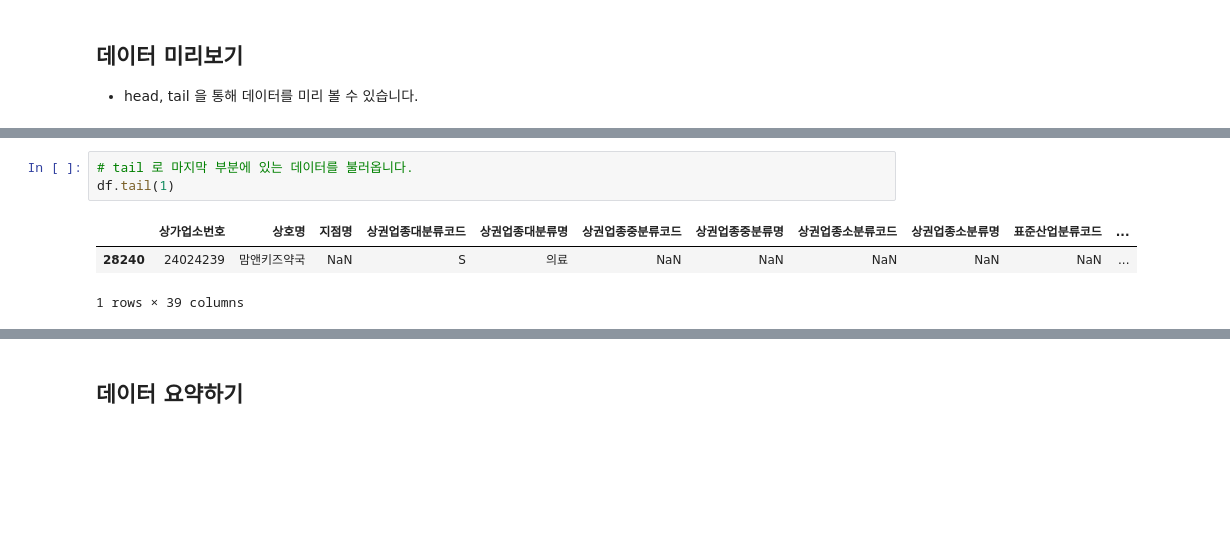
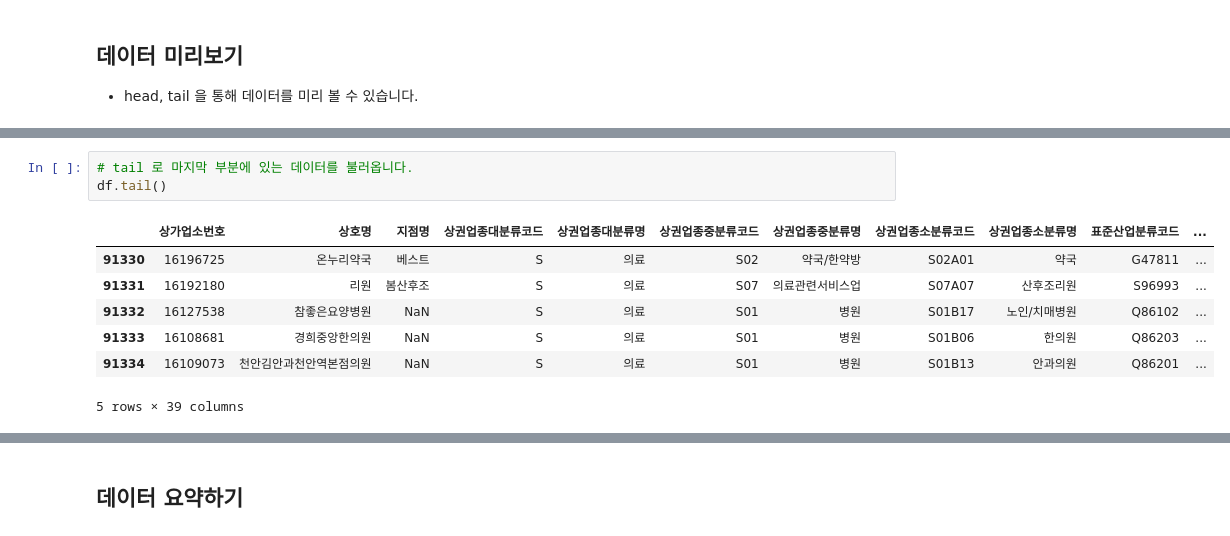
Before and after one commit to kinwa5/-9-16, a Jupyter notebook: open-data-analysis-input.ipynb, the cells around one changed output, grey strips where cells are left out. Cells and saved outputs as stored; diff of their text form; blank space fills up the shorter version.

```diff
--- a/open-data-analysis-input.ipynb
+++ b/open-data-analysis-input.ipynb
@@ -63,10 +63,14 @@ df.head()
 # %%
 # tail 로 마지막 부분에 있는 데이터를 불러옵니다.
-df.tail(1)
+df.tail()
 # %% [output]
 |  | 상가업소번호 | 상호명 | 지점명 | 상권업종대분류코드 | 상권업종대분류명 | 상권업종중분류코드 | 상권업종중분류명 | 상권업종소분류코드 | 상권업종소분류명 | 표준산업분류코드 | ... |
-| 28240 | 24024239 | 맘앤키즈약국 | NaN | S | 의료 | NaN | NaN | NaN | NaN | NaN | ... |
+| 91330 | 16196725 | 온누리약국 | 베스트 | S | 의료 | S02 | 약국/한약방 | S02A01 | 약국 | G47811 | ... |
+| 91331 | 16192180 | 리원 | 봄산후조 | S | 의료 | S07 | 의료관련서비스업 | S07A07 | 산후조리원 | S96993 | ... |
+| 91332 | 16127538 | 참좋은요양병원 | NaN | S | 의료 | S01 | 병원 | S01B17 | 노인/치매병원 | Q86102 | ... |
+| 91333 | 16108681 | 경희중앙한의원 | NaN | S | 의료 | S01 | 병원 | S01B06 | 한의원 | Q86203 | ... |
+| 91334 | 16109073 | 천안김안과천안역본점의원 | NaN | S | 의료 | S01 | 병원 | S01B13 | 안과의원 | Q86201 | ... |
-1 rows × 39 columns
+5 rows × 39 columns
 # %%
 # sample 로 미리보기를 합니다.
 df.sample()
```
Also changed, not shown: parts of 6 cells of this notebook.
